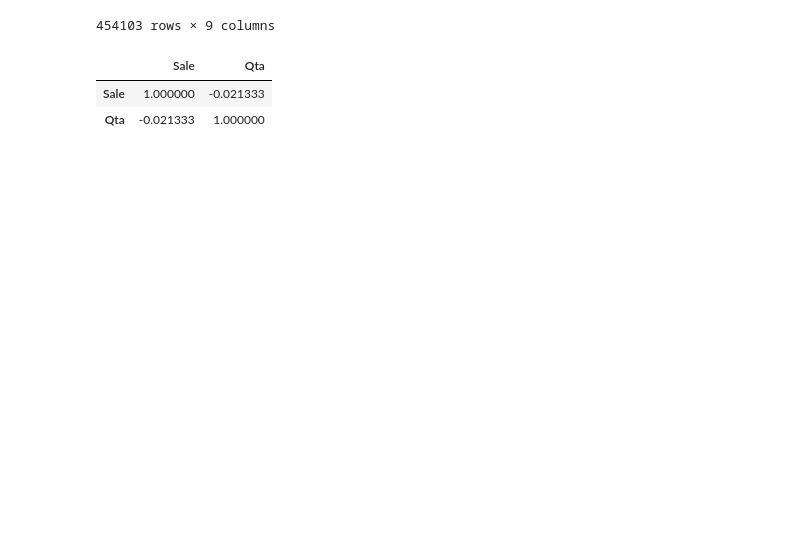
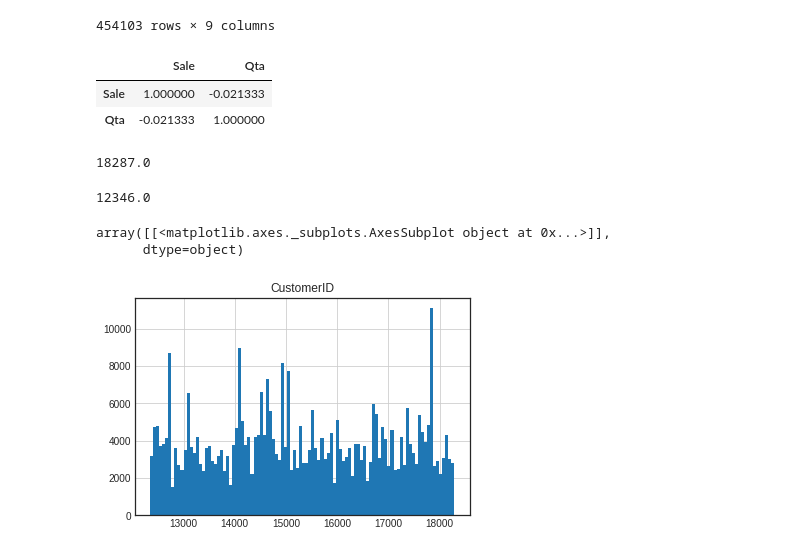
Before and after one commit to saramont/customer_supermarket_analysis, a Jupyter notebook: data_preparation_exploration.ipynb, the cells around one changed output. Saved outputs shown, nothing was run; the diff lists cells and outputs as text; code cells hidden in the pictures; blank space fills up the shorter version.

```diff
--- a/data_preparation_exploration.ipynb
+++ b/data_preparation_exploration.ipynb
@@ -783,3 +789,17 @@ df[['Sale', 'Qta']].corr()
 |  | Sale | Qta |
 | Sale | 1.000000 | -0.021333 |
 | Qta | -0.021333 | 1.000000 |
+# %%
+df['CustomerID'].value_counts().index.max()
+# %% [output]
+18287.0
+# %%
+df['CustomerID'].value_counts().index.min()
+# %% [output]
+12346.0
+# %%
+df.hist(column='CustomerID', bins=100)
+# %% [output]
+array([[<matplotlib.axes._subplots.AxesSubplot object at 0x...>]],
+      dtype=object)
+[figure, added]
```
Also changed, not shown: parts of 8 cells of this notebook, 2 other files.
